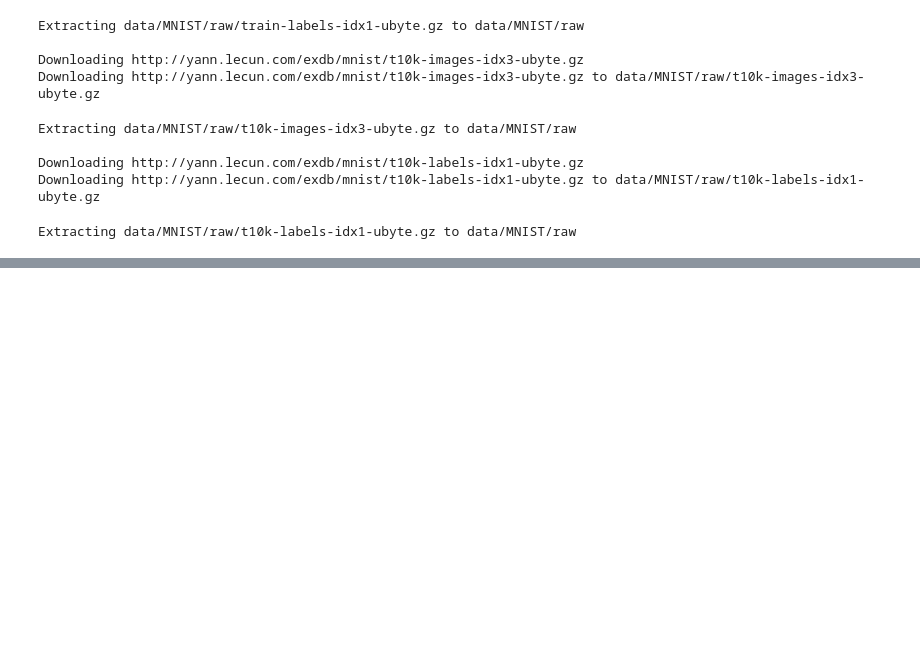
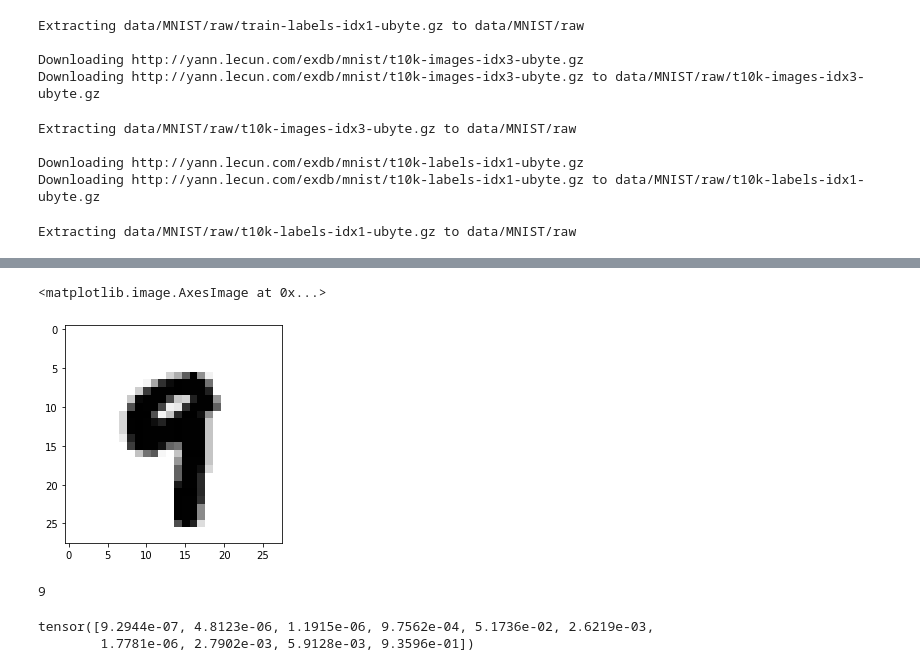
Before and after one commit to newstage75/ShogiAI, a Jupyter notebook: ch04/train_mnist.ipynb, the cells around one changed output, grey strips where cells are left out. Cells and saved outputs as stored; diff of their text form; code cells hidden in the pictures; blank space fills up the shorter version.

```diff
--- a/ch04/train_mnist.ipynb
+++ b/ch04/train_mnist.ipynb
@@ -78,0 +187,12 @@ device = torch.device("cuda" if use_cuda else "cpu")
+# %%
+import matplotlib.pyplot as plt
+test_index = 575
+data = test_data[test_index][0]
+plt.imshow(data.reshape((28, 28)), cmap='gray_r')
+# %% [output]
+<matplotlib.image.AxesImage at 0x...>
+[figure, added]
+# %%
+test_data[test_index][1]
+# %% [output]
+9
@@ -78,0 +205,5 @@ device = torch.device("cuda" if use_cuda else "cpu")
+# %%
+pred
+# %% [output]
+tensor([9.2944e-07, 4.8123e-06, 1.1915e-06, 9.7562e-04, 5.1736e-02, 2.6219e-03,
+        1.7781e-06, 2.7902e-03, 5.9128e-03, 9.3596e-01])
```
Also changed, not shown: parts of 10 cells of this notebook.
